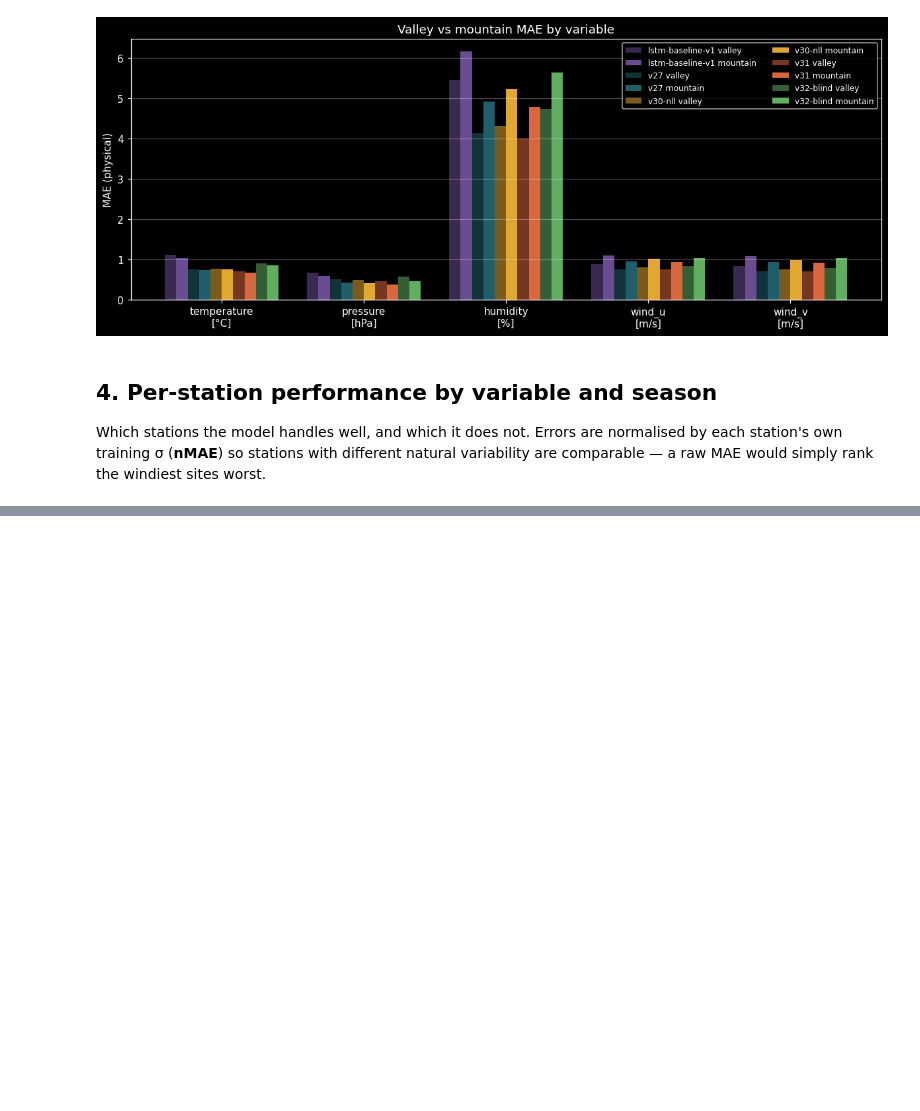
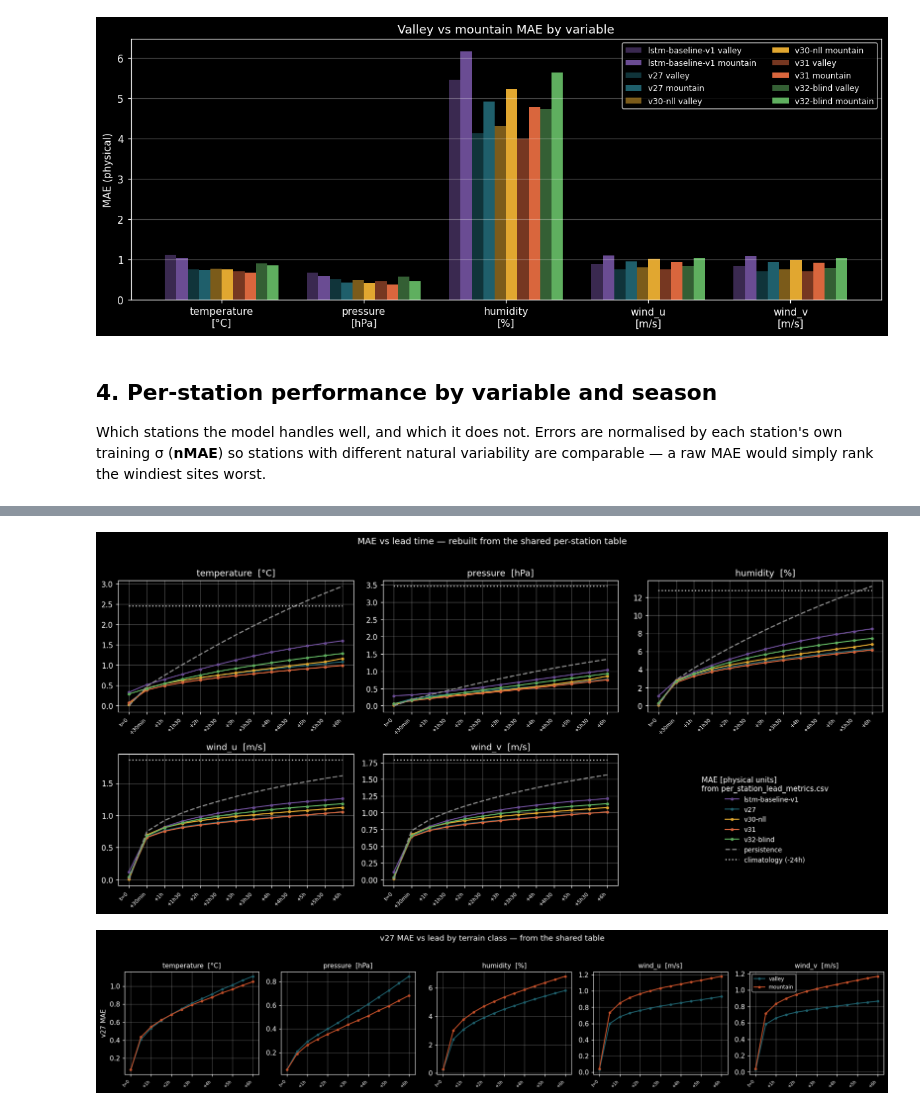
Before and after one commit to aureliedj/weather-station-model-with-transformers, a Jupyter notebook: Station MAE/notebooks/Test_Results_Exploration.ipynb, the cells around one changed output, grey strips where cells are left out. Cells and saved outputs as stored; diff of their text form; code cells hidden in the pictures; blank space fills up the shorter version.

```diff
--- a/Station MAE/notebooks/Test_Results_Exploration.ipynb
+++ b/Station MAE/notebooks/Test_Results_Exploration.ipynb
@@ -912,0 +1273,50 @@ Worst-15 by nMAE vs nMSE: 12/15 in common.
+# %%
+# ── Plots straight from the shared table (no dumps, no AGG needed) ──────────
+# Everything below reads PSL only, so these cells also run in a fresh kernel
+# after `PSL = pd.read_csv(PSL_FILE)` — useful for iterating on figures.
+_models = [m for m in PSL.model.unique()
+           if "mr0.00" in set(PSL[PSL.model == m].mask_ratio)]
+
+fig, axes = plt.subplots(2, 3, figsize=(15, 7))
+for ax, (vi, v) in zip(axes.ravel(), enumerate(VARS)):
+    for run in _models:
+        x, y = psl_curve(run, v)
+        ax.plot(range(len(x)), y, "o-", ms=3, lw=1.5,
+                color=COLOR(run), label=run)
+    for est, style, col, lab in (("persistence", "--", COLORS["persistence"],
+                                  "persistence"),
+                                 ("climatology", ":", COLORS["climatology"],
+                                  "climatology (-24h)")):
+        x, y = psl_curve(_models[0], v, estimator=est)
+        ax.plot(range(len(x)), y, style, lw=1.7, color=col, label=lab)
+    ax.set_xticks(range(len(LEAD)))
+    ax.set_xticklabels(LEAD, rotation=45, ha="right", fontsize=7)
+    ax.set_title(f"{v}  [{ulab(v)}]"); ax.grid(alpha=.3)
+_lax = axes.ravel()[-1]; _lax.axis("off")
+_h, _l = axes.ravel()[0].get_legend_handles_labels()
+_lax.legend(_h, _l, loc="center", fontsize=9, frameon=False,
+            title="MAE [physical units]\nfrom per_station_lead_metrics.csv")
+fig.suptitle("MAE vs lead time — rebuilt from the shared per-station table",
+             y=1.02)
+plt.tight_layout(); plt.show()
+
+# ── Station subsets: the table makes this a one-liner ───────────────────────
+# Same curves restricted to terrain classes — impossible before, because the
+# old accumulators had no joint (lead x station) granularity.
+_mtn = [s for s, m_ in zip(STN, IS_MTN) if m_]
+_val = [s for s, m_ in zip(STN, IS_MTN) if not m_]
+fig, axes = plt.subplots(1, 5, figsize=(17, 3.3))
+for ax, (vi, v) in zip(axes, enumerate(VARS)):
+    for subset, name, col in ((_val, "valley", "#1F5F6B"),
+                              (_mtn, "mountain", "#C4502A")):
+        x, y = psl_curve("v27", v, stations=subset)
+        ax.plot(range(len(x)), y, "o-", ms=3, color=col, label=name)
+    ax.set_xticks(range(0, len(LEAD), 2))
+    ax.set_xticklabels(LEAD[::2], rotation=45, ha="right", fontsize=6.5)
+    ax.set_title(f"{v}  [{ulab(v)}]", fontsize=10); ax.grid(alpha=.3)
+axes[0].set_ylabel("v27 MAE"); axes[-1].legend(fontsize=8)
+fig.suptitle("v27 MAE vs lead by terrain class — from the shared table", y=1.04)
+plt.tight_layout(); plt.show()
+# %% [output]
+[figure, added]
+[figure, added]
```
Also changed, not shown: parts of 23 cells of this notebook, 10 other files.
